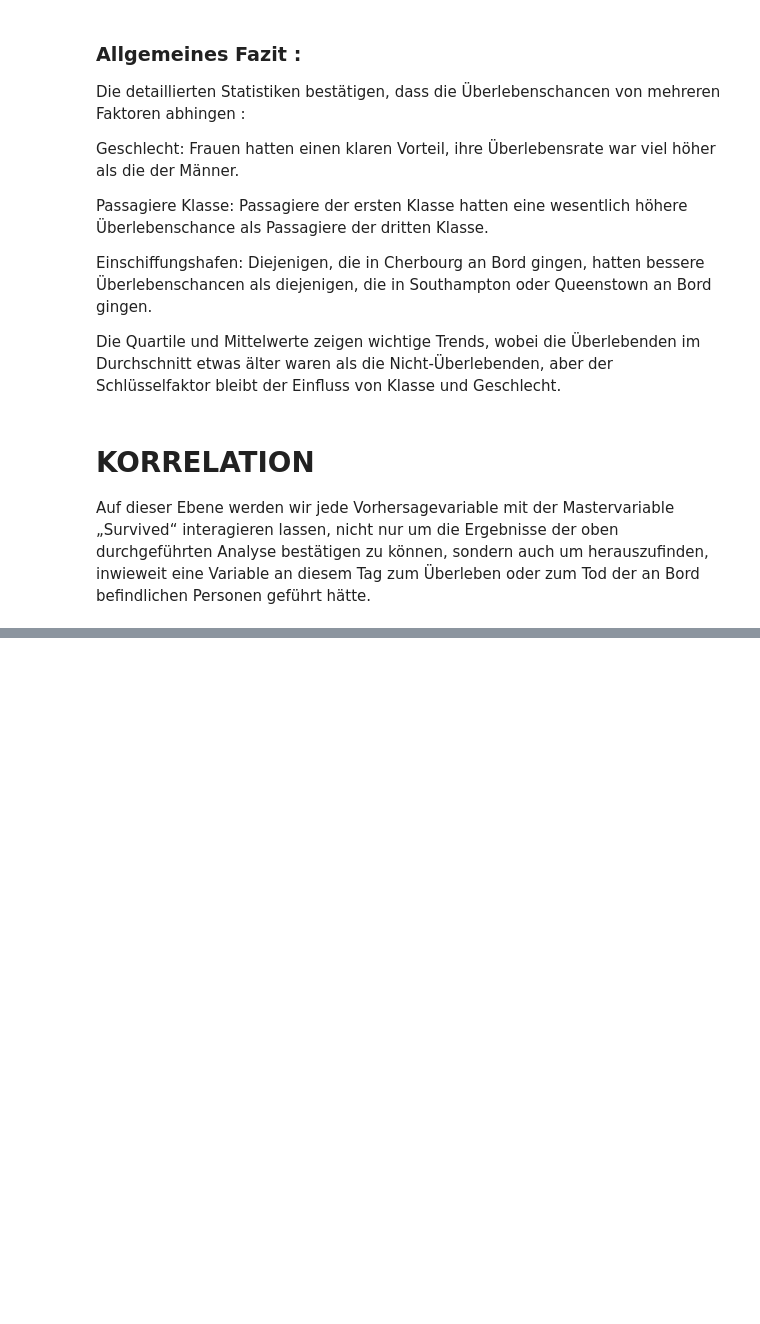
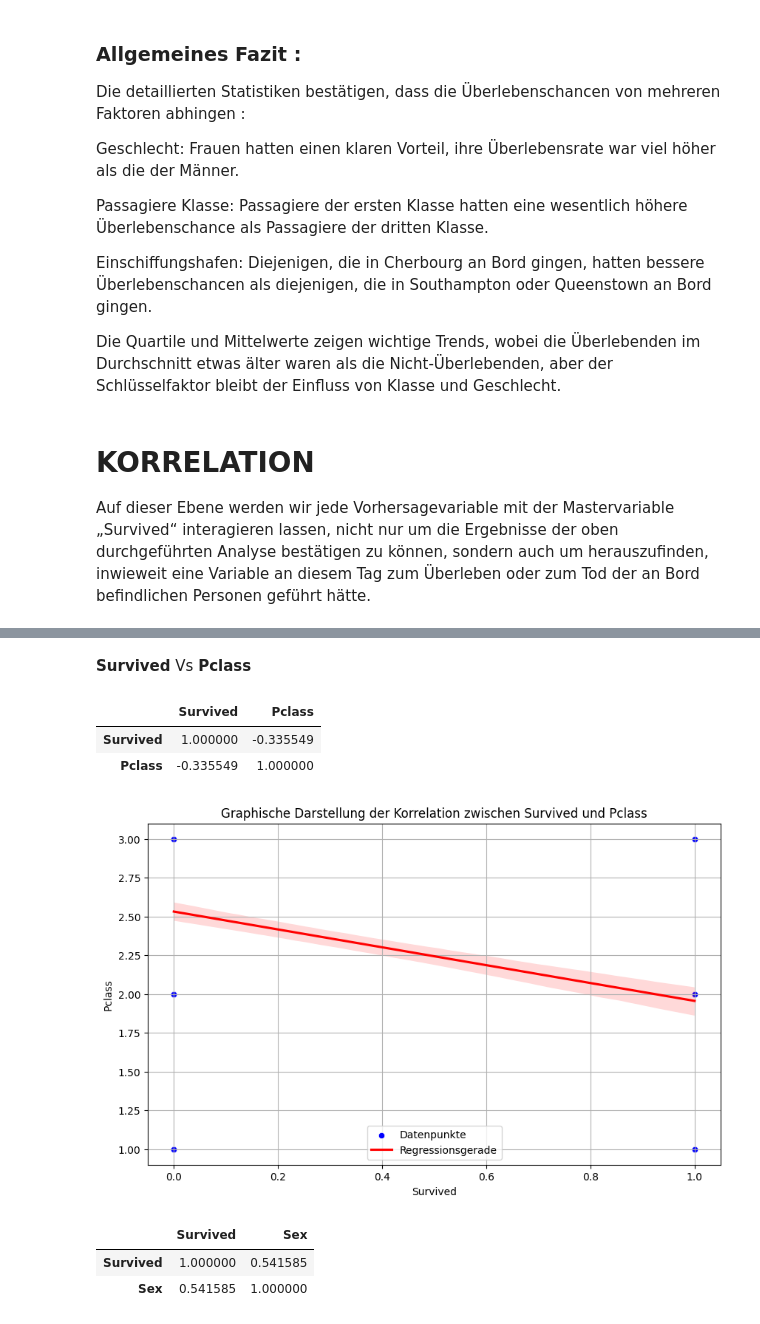
Before and after one commit to estham2003/Titanic_new_version, a Jupyter notebook: src/Titanic_study_new_version.ipynb, the cells around one changed output, grey strips where cells are left out. Cells and saved outputs as stored; diff of their text form; code cells hidden in the pictures; blank space fills up the shorter version.

```diff
--- a/src/Titanic_study_new_version.ipynb
+++ b/src/Titanic_study_new_version.ipynb
@@ -709,0 +729,32 @@ Auf dieser Ebene werden wir jede Vorhersagevariable mit der Mastervariable „Su
+# %% [markdown]
+**Survived** Vs **Pclass**
+# %%
+data_for_study[['Survived', 'Pclass']].corr()
+# %% [output]
+|  | Survived | Pclass |
+| Survived | 1.000000 | -0.335549 |
+| Pclass | -0.335549 | 1.000000 |
+# %%
+# Zeichnet den Graphen mit Wolkenpunkten und Regressionsgerade
+plt.figure(figsize=(10, 6))
+
+# Punktwolke
+sns.scatterplot(x='Survived', y='Pclass', data=data_for_study, color='blue', label='Datenpunkte')
+
+# Regressiongerade
+sns.regplot(x='Survived', y='Pclass', data=data_for_study, scatter=False, color='red', line_kws={'color': 'red'}, label='Regressionsgerade')
+
+plt.title('Graphische Darstellung der Korrelation zwischen Survived und Pclass')
+plt.xlabel('Survived')
+plt.ylabel('Pclass')
+plt.legend()
+plt.grid(True)
+plt.show()
+# %% [output]
+[figure, added]
+# %%
+data_for_study[['Survived', 'Sex']].corr()
+# %% [output]
+|  | Survived | Sex |
+| Survived | 1.000000 | 0.541585 |
+| Sex | 0.541585 | 1.000000 |
```
Also changed, not shown: parts of 11 cells of this notebook.
